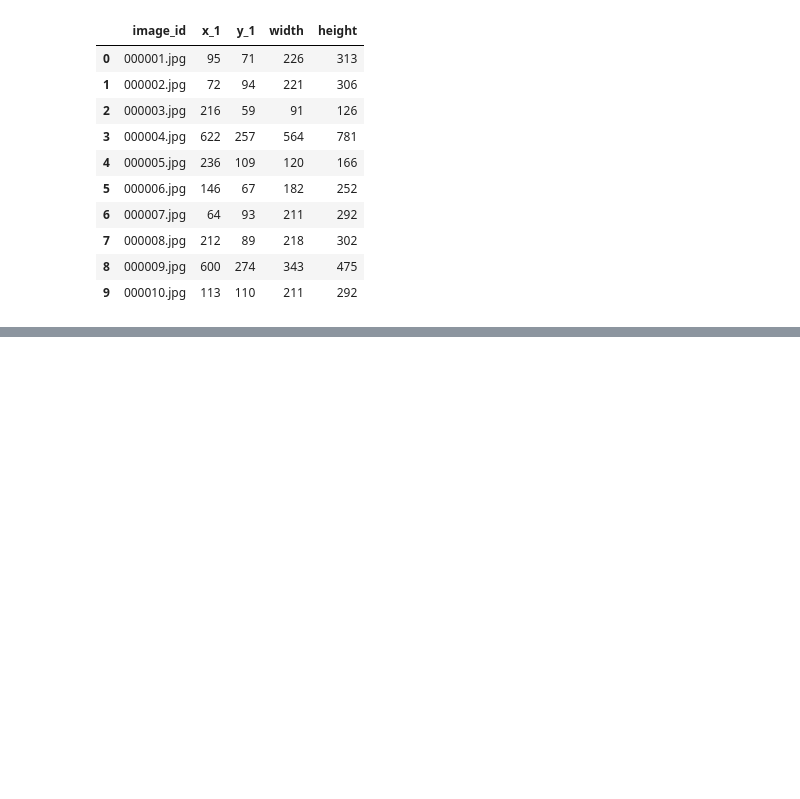
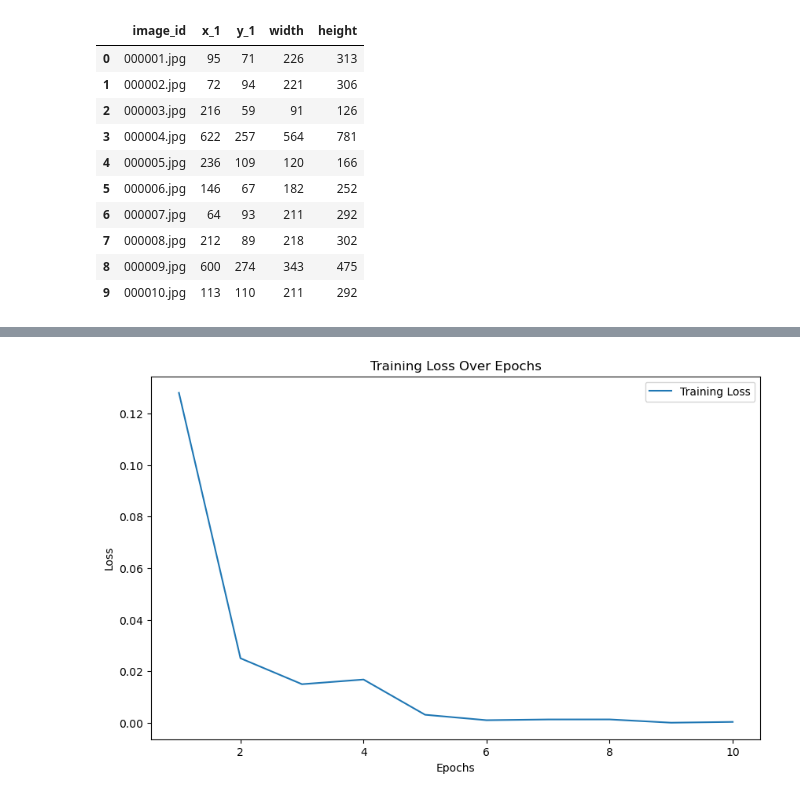
Before and after one commit to andrewtyv/IAU, a Jupyter notebook: assesment.ipynb, the cells around one changed output, grey strips where cells are left out. Drawn from its saved outputs; the diff is of its cells as text; code cells hidden in the pictures; blank space fills up the shorter version.

```diff
--- a/assesment.ipynb
+++ b/assesment.ipynb
@@ -158,23 +161,34 @@ class ContrastiveLoss(nn.Module):
 
         return torch.mean(loss)
 # %%
+images_path ='Dataset/Dataset'
+transform = transforms.Compose([
+    transforms.Resize((128, 128)),
+    transforms.ToTensor(),
+])
+
+train_data, test_data = train_test_split(paired_data, test_size=0.2, random_state=42)
+
 batch_size = 8
-epochs = 10
-learning_rate = 0.001
+train_dataset = MaskedFaceDataset(train_data, images_path, transform)
+test_dataset = MaskedFaceDataset(test_data, images_path, transform)
 
-dataset = MaskedFaceDataset(paired_data, images_path, transform)
-dataloader = DataLoader(dataset, batch_size=batch_size, shuffle=True)
+train_loader = DataLoader(train_dataset, batch_size=batch_size, shuffle=True)
+test_loader = DataLoader(test_dataset, batch_size=batch_size, shuffle=False)
 
 device = torch.device("cuda" if torch.cuda.is_available() else "cpu")
 model = FaceEmbeddingModel(embedding_dim=128).to(device)
 criterion = ContrastiveLoss(margin=1.0)
-optimizer = optim.Adam(model.parameters(), lr=learning_rate)
+optimizer = optim.Adam(model.parameters(), lr=0.01)
+
+epochs = 10
+train_losses = []
 
 for epoch in range(epochs):
     model.train()
     epoch_loss = 0.0
 
-    for masked_img, unmasked_img, _ in dataloader:
+    for masked_img, unmasked_img, _ in train_loader:
         masked_img = masked_img.to(device)
         unmasked_img = unmasked_img.to(device)
 
@@ -182,7 +196,6 @@ for epoch in range(epochs):
         embedding_unmasked = model(unmasked_img)
 
         labels = torch.ones(masked_img.size(0)).to(device)
-
         loss = criterion(embedding_masked, embedding_unmasked, labels)
         epoch_loss += loss.item()
 
@@ -190,5 +203,15 @@ for epoch in range(epochs):
         loss.backward()
         optimizer.step()
 
-    print(f"Epoch [{epoch+1}/{epochs}], Loss: {epoch_loss / len(dataloader):.4f}")
+    avg_loss = epoch_loss / len(train_loader)
+    train_losses.append(avg_loss)
+    print(f"Epoch [{epoch+1}/{epochs}], Loss: {avg_loss:.4f}")
+
+plt.figure(figsize=(10, 6))
+plt.plot(range(1, epochs + 1), train_losses, label="Training Loss")
+plt.xlabel("Epochs")
+plt.ylabel("Loss")
+plt.title("Training Loss Over Epochs")
+plt.legend()
+plt.show()
 # %% [output]
@@ -211,0 +228 @@ Epoch [10/10], Loss: 0.0152
+[figure, added]
```
Also changed, not shown: parts of 8 cells of this notebook.
